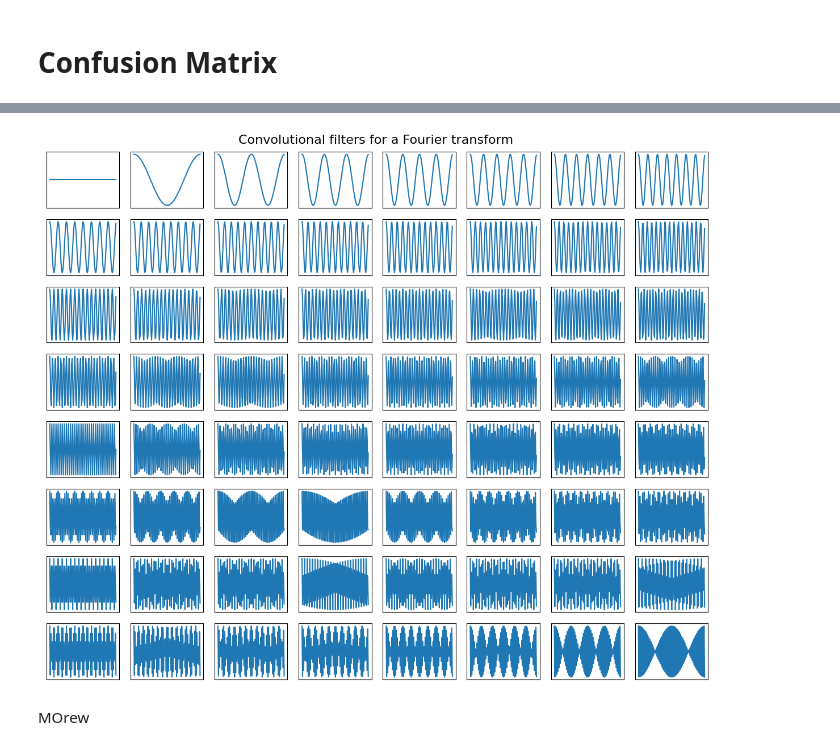
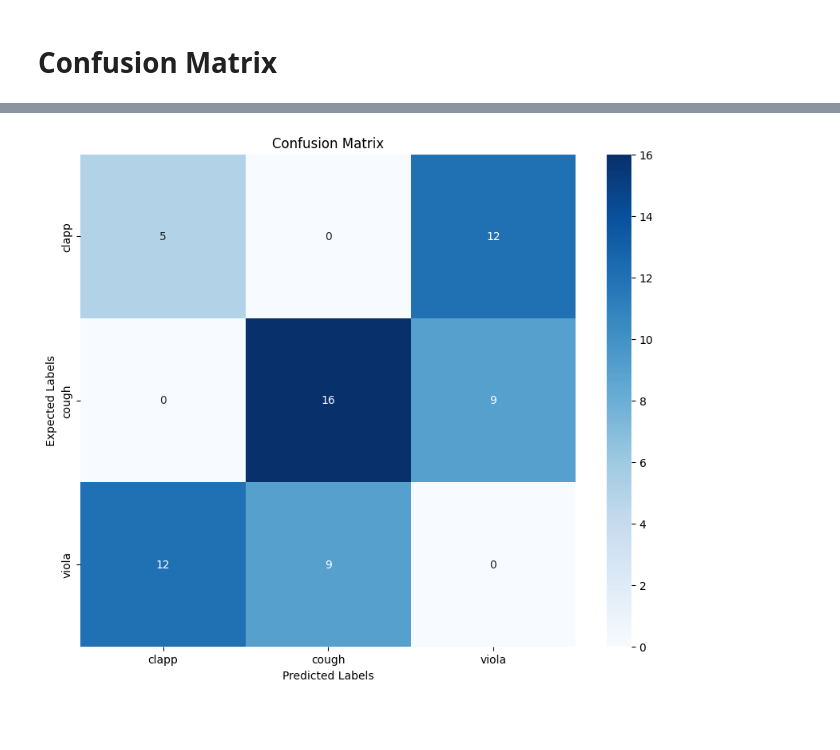
Before and after one commit to Elisheva-Shiri/Sorona_wav, a Jupyter notebook: 4_classification.ipynb, the cells around one changed output, grey strips where cells are left out. Saved outputs shown, nothing was run; the diff lists cells and outputs as text; code cells hidden in the pictures; blank space fills up the shorter version.

```diff
--- a/4_classification.ipynb
+++ b/4_classification.ipynb
@@ -113,6 +112,7 @@ def map_values_to_keys(lst):
 def train_single_epoch(model, data_loader, loss_fn, optimizer, device):
     calc_accuracy = 0.0
     calc_loss = 0.0
+    grad_norm = 0.0
 
     model.train()
 
@@ -125,21 +125,27 @@ def train_single_epoch(model, data_loader, loss_fn, optimizer, device):
         loss = loss_fn(predictions, torch.tensor(targets))
         optimizer.zero_grad()
         loss.backward()
+
+        # Calculate gradient norm
+        grad_norm += sum(p.grad.data.norm(2) ** 2 for p in model.parameters() if p.grad is not None)
+
         optimizer.step()
 
         calc_loss += loss.cpu().data * inputs.size(0)
         _, prediction = torch.max(predictions.data, 1)
 
+    grad_norm = torch.sqrt(grad_norm).item()  # Convert to scalar
     print(f"Loss: {loss.item()}, Calc_accuracy: {calc_accuracy}")
-    return calc_accuracy, calc_loss
+    return calc_accuracy, calc_loss, grad_norm
 
 # Main train function
-def training(train_loader, train_values, validetion_values, loss_fn, device, epochs):
-    learning_rates = [0.1, 0.01, 0.001, 0.0001]
+def training(train_loader, train_values, validetion_values, loss_fn, device, epochs, learning_rates):
     Models = []
+    calc_loss = defaultdict(list)
+    grad_norms = defaultdict(list)
+
     train_err = torch.zeros(len(learning_rates))
     validetion_err = torch.zeros(len(learning_rates))
-    best_accuracy = 0.0
 
     for i, learning_rate in enumerate(learning_rates):
         # Build the model
@@ -149,7 +155,9 @@ def training(train_loader, train_values, validetion_values, loss_fn, device, epo
 
         for j in range(epochs):
             print(f"Epoch {j+1}")
-            calc_accuracy, calc_loss = train_single_epoch(model, train_loader, loss_fn, optimizer, device)
+            _, calc_loss_cur, grad_norm_cur = train_single_epoch(model, train_loader, loss_fn, optimizer, device)
+            calc_loss[f'{learning_rate}'].append(calc_loss_cur)
+            grad_norms[f'{learning_rate}'].append(grad_norm_cur)
             print("---------------------------------")
 
 
@@ -169,5 +177,5 @@ def training(train_loader, train_values, validetion_values, loss_fn, device, epo
     err = min(validetion_err)
     model = Models[list(validetion_err).index(err)]
 
-    return model, err, calc_loss
+    return model, err, calc_loss, grad_norms
 # %%
@@ -623,27 +480,14 @@ for i in range(output.shape[-1]):
-# %%
-filter_length = 128
-
-fig, ax = plt.subplots(8, 8, figsize=(12, 10))
-ax = ax.flatten()
-
-fourier_basis = torch.fft.rfft(
-    torch.eye(filter_length)
-)
-cutoff = 1 + filter_length // 2
-fourier_basis = torch.cat([
-    torch.real(fourier_basis[:, :cutoff]),
-    torch.imag(fourier_basis[:, :cutoff])
-], dim=1)
-fourier_basis = fourier_basis.float()
-
-for i in range(ax.shape[-1]):
-    ax[i].plot(to_numpy(fourier_basis)[:, i])
-    ax[i].set_xticks([])
-    ax[i].set_yticks([])
-plt.suptitle('Convolutional filters for a Fourier transform', fontsize=16)
-plt.tight_layout()
-plt.show()
-# %% [output]
-[figure, removed]
-# %% [markdown]
-MOrew
+# %%
+expected_labels = np.array(expecteds)
+predicted_labels = np.array(predicteds)
+# %%
+cm = confusion_matrix(expected_labels, predicted_labels)
+# %%
+plt.figure(figsize=(10, 8))
+sns.heatmap(cm, annot=True, cmap="Blues", fmt="d", xticklabels=class_mapping, yticklabels=class_mapping)
+plt.xlabel('Predicted Labels')
+plt.ylabel('Expected Labels')
+plt.title('Confusion Matrix')
+plt.show()
+# %% [output]
+[figure, added]
```
Also changed, not shown: parts of 19 cells of this notebook, 3 other files.
